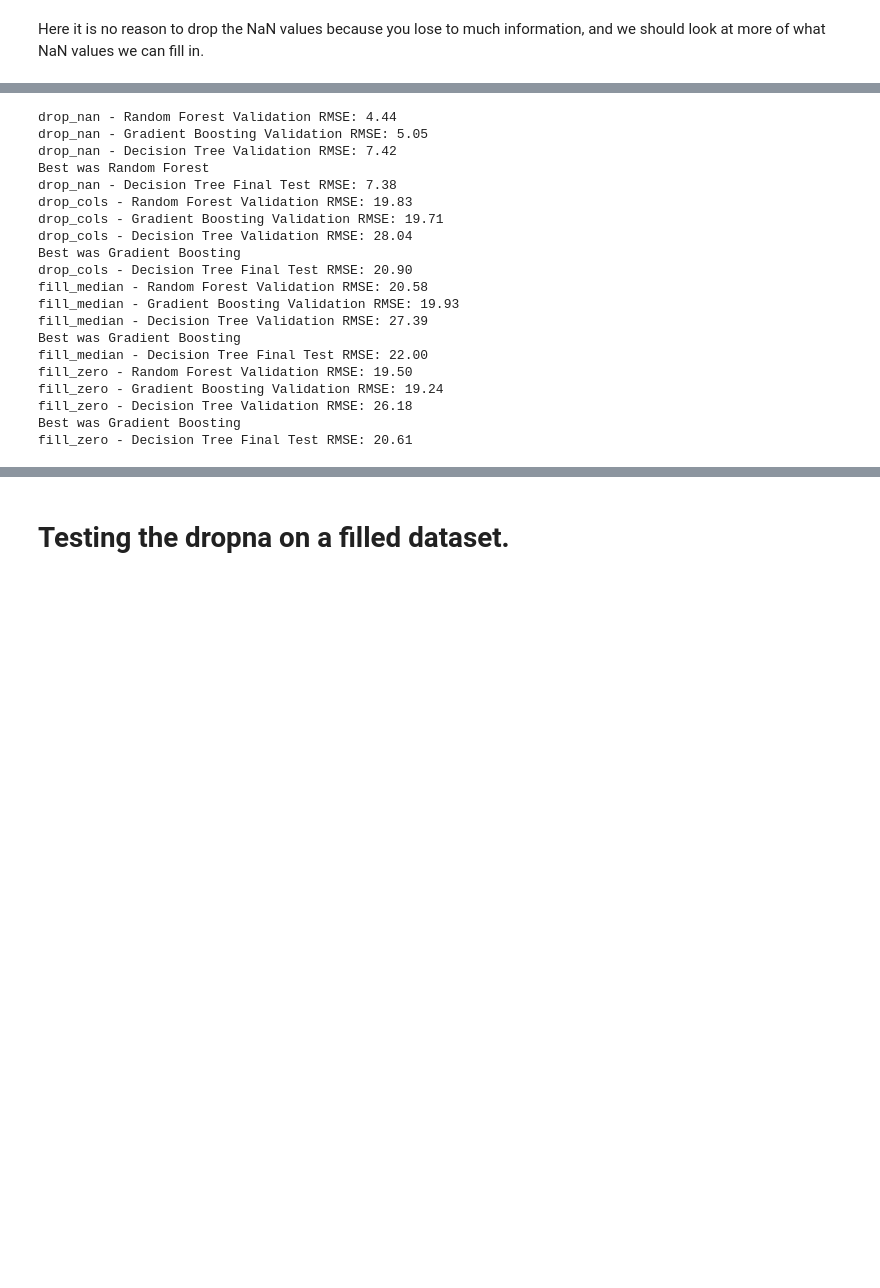
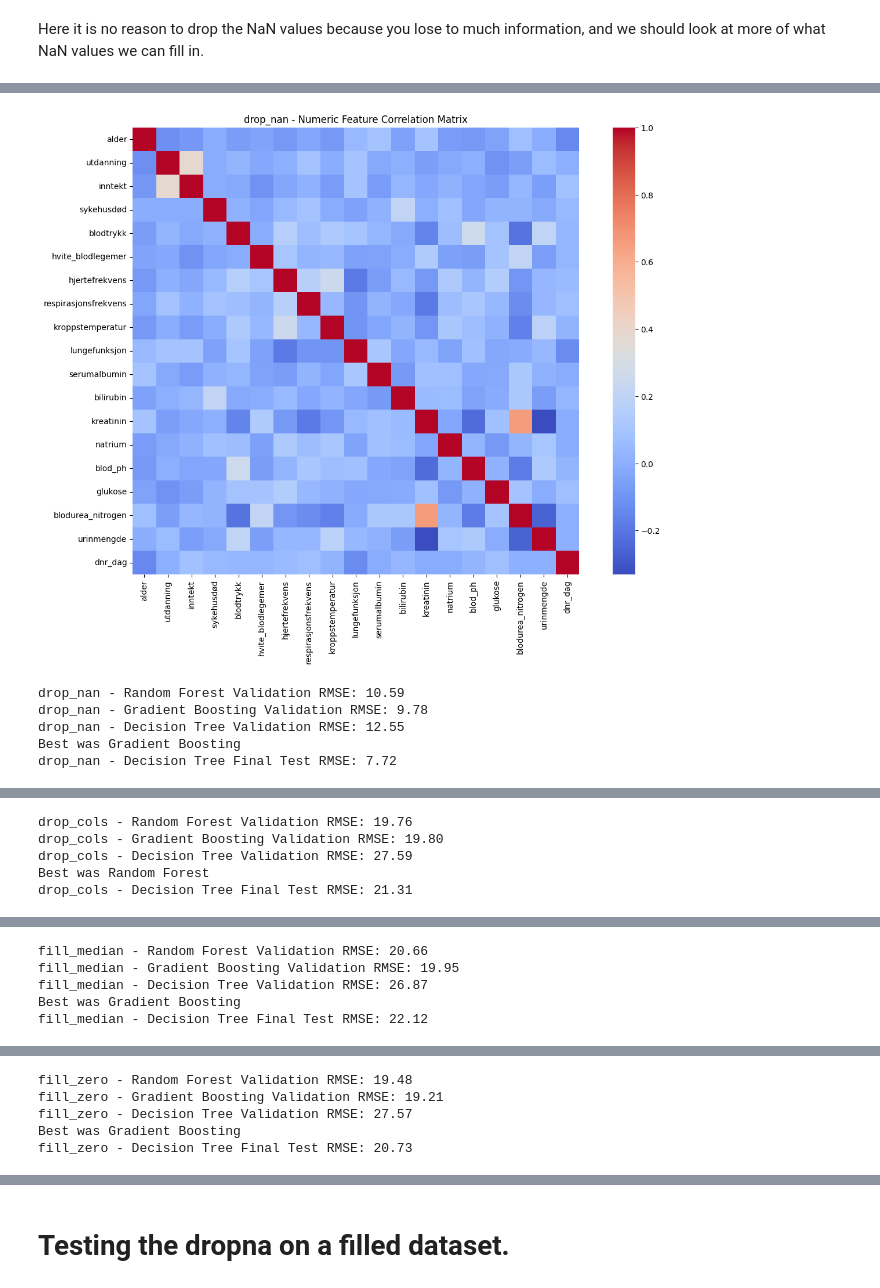
Before and after one commit to GeorgRis/INF161, a Jupyter notebook: Prosjekt/prosjekt.ipynb, the cells around one changed output, grey strips where cells are left out. Cells and saved outputs as stored; diff of their text form; code cells hidden in the pictures; blank space fills up the shorter version.

```diff
--- a/Prosjekt/prosjekt.ipynb
+++ b/Prosjekt/prosjekt.ipynb
@@ -104,8 +104,8 @@ inntekt_mapping = {
 # Apply the mapping to the 'inntekt' column
 combined_df['inntekt'] = combined_df['inntekt'].map(inntekt_mapping)
 # Changing the dnr for clear data
-severity_df = severity_df.drop('dnr_status', axis=1)
-severity_df['dnr_dag'].fillna(1, inplace=True)
+combined_df = combined_df.drop('dnr_status', axis=1)
+combined_df['dnr_dag'].fillna(1, inplace=True)
 # %% [output]
 The behavior will change in pandas 3.0. This inplace method will never work because the intermediate object on which we are setting values always behaves as a copy.
 
@@ -185,8 +194,23 @@ combined_df[relevant_cols] = combined_df[relevant_cols].query('alder >= 0')
 
 combined_df = combined_df.dropna(subset=relevant_cols)
 """# Split the oppholdslengde column into quartiles
-combined_df['oppholdslengde'] = pd.qcut(combined_df['oppholdslengde'], q=4, labels=[1, 2, 3, 4])"""
+# Assuming df is your DataFrame and 'oppholdslengde' is the column name
+max_value = combined_df['oppholdslengde'].max()
 
+# Create bins starting from 0 up to max_value
+bins = np.linspace(0, max_value, 10)  # 10 bins + 0 and max_value
+
+bels = list(range(1, len(bins)))  # Generate labels from 1 to the number of bins minus 1
+
+# Apply the binned categories
+combined_df['oppholdslengde'] = pd.cut(combined_df['oppholdslengde'],
+                                     bins=bins,
+                                     labels=bels,
+                                     include_lowest=True)"""
+#!!! Normalizing the oppholdslengde to close 1
+comb_mean = combined_df['oppholdslengde'].mean()
+#combined_df['oppholdslengde'] = combined_df['oppholdslengde']/comb_mean
+#!!!
 combined_df.head()
 # %% [output]
 |  | pasient_id | alder | kjønn | utdanning | inntekt | etnisitet | sykehusdød | oppholdslengde | blodtrykk | ... |
@@ -254,6 +278,19 @@ for strategy in ['drop_nan', 'drop_cols', 'fill_median', 'fill_zero']:
     else:
         X_strategy = X_fill_zero
         y_strategy = y_fill_zero
+
+    # Correlation matrix of the numeric features
+    numeric_cols = X_strategy.select_dtypes(include=['int64', 'float64']).columns
+    corr_matrix = X_strategy[numeric_cols].corr()
+
+    # Specify the figure size
+    fig, ax = plt.subplots(figsize=(15, 10))
+
+    # Create the heatmap
+    sns.heatmap(corr_matrix, annot=False, cmap='coolwarm', square=True, ax=ax)
+
+    plt.title(f'{strategy} - Numeric Feature Correlation Matrix')
+    plt.show()
 
     categorical_cols = X_strategy.select_dtypes(exclude=['int64', 'float64']).columns
     numerical_cols = [col for col in X_strategy.columns if col not in categorical_cols]
@@ -296,50 +333,36 @@ for strategy in ['drop_nan', 'drop_cols', 'fill_median', 'fill_zero']:
     elif strategy == 'drop_cols':
         models_drop_cols.extend([model_rf, model_gb, model_dt])
     elif strategy == 'fill_median':
         models_fill_median.extend([model_rf, model_gb, model_dt])
     else:
         models_fill_zero.extend([model_rf, model_gb, model_dt])
 
     # Split into train (60%), validation (20%), and test (20%)
     X_train_temp, X_test, y_train_temp, y_test = train_test_split(X_strategy, y_strategy, test_size=0.2, random_state=42)
     X_train, X_val, y_train, y_val = train_test_split(X_train_temp, y_train_temp, test_size=0.25, random_state=42)  # 0.25 * 0.8 = 0.2
 
     models = models_drop_nan if strategy == 'drop_nan' else models_drop_cols if strategy == 'drop_cols' else models_fill_median if strategy == 'fill_median' else models_fill_zero
     model_names = ['Random Forest', 'Gradient Boosting', 'Decision Tree']
 
     best_mod = {}
     for model, name in zip(models, model_names):
         model.fit(X_train, y_train)
         y_val_pred = model.predict(X_val)
         rmse_val = root_mean_squared_error(y_val, y_val_pred)
         print(f'{strategy} - {name} Validation RMSE: {rmse_val:.2f}')
         best_mod[name] = rmse_val
 
     # Final evaluation on the test set after choosing the best model
     print(f"Best was {min(best_mod,key=best_mod.get)}")
     best_model = models[list(best_mod.keys()).index(min(best_mod, key=best_mod.get))] # Choose the model with the lowest RMSE
     best_model.fit(X_train, y_train)
     y_test_pred = best_model.predict(X_test)
     rmse_test = root_mean_squared_error(y_test, y_test_pred)
     print(f'{strategy} - {name} Final Test RMSE: {rmse_test:.2f}')
 # %% [output]
+[figure, added]
-drop_nan - Random Forest Validation RMSE: 4.44
-drop_nan - Gradient Boosting Validation RMSE: 5.05
-drop_nan - Decision Tree Validation RMSE: 7.42
-Best was Random Forest
-drop_nan - Decision Tree Final Test RMSE: 7.38
-drop_cols - Random Forest Validation RMSE: 19.83
-drop_cols - Gradient Boosting Validation RMSE: 19.71
-drop_cols - Decision Tree Validation RMSE: 28.04
+drop_nan - Random Forest Validation RMSE: 10.59
+drop_nan - Gradient Boosting Validation RMSE: 9.78
+drop_nan - Decision Tree Validation RMSE: 12.55
 Best was Gradient Boosting
-drop_cols - Decision Tree Final Test RMSE: 20.90
-fill_median - Random Forest Validation RMSE: 20.58
-fill_median - Gradient Boosting Validation RMSE: 19.93
-fill_median - Decision Tree Validation RMSE: 27.39
-Best was Gradient Boosting
-fill_median - Decision Tree Final Test RMSE: 22.00
-fill_zero - Random Forest Validation RMSE: 19.50
-fill_zero - Gradient Boosting Validation RMSE: 19.24
-fill_zero - Decision Tree Validation RMSE: 26.18
-Best was Gradient Boosting
-fill_zero - Decision Tree Final Test RMSE: 20.61
+drop_nan - Decision Tree Final Test RMSE: 7.72
@@ -345,0 +370,5 @@ fill_zero - Decision Tree Final Test RMSE: 20.61
+drop_cols - Random Forest Validation RMSE: 19.76
+drop_cols - Gradient Boosting Validation RMSE: 19.80
+drop_cols - Decision Tree Validation RMSE: 27.59
+Best was Random Forest
+drop_cols - Decision Tree Final Test RMSE: 21.31
@@ -345,0 +376,5 @@ fill_zero - Decision Tree Final Test RMSE: 20.61
+fill_median - Random Forest Validation RMSE: 20.66
+fill_median - Gradient Boosting Validation RMSE: 19.95
+fill_median - Decision Tree Validation RMSE: 26.87
+Best was Gradient Boosting
+fill_median - Decision Tree Final Test RMSE: 22.12
@@ -345,0 +382,5 @@ fill_zero - Decision Tree Final Test RMSE: 20.61
+fill_zero - Random Forest Validation RMSE: 19.48
+fill_zero - Gradient Boosting Validation RMSE: 19.21
+fill_zero - Decision Tree Validation RMSE: 27.57
+Best was Gradient Boosting
+fill_zero - Decision Tree Final Test RMSE: 20.73
```
Also changed, not shown: parts of 9 cells of this notebook.
